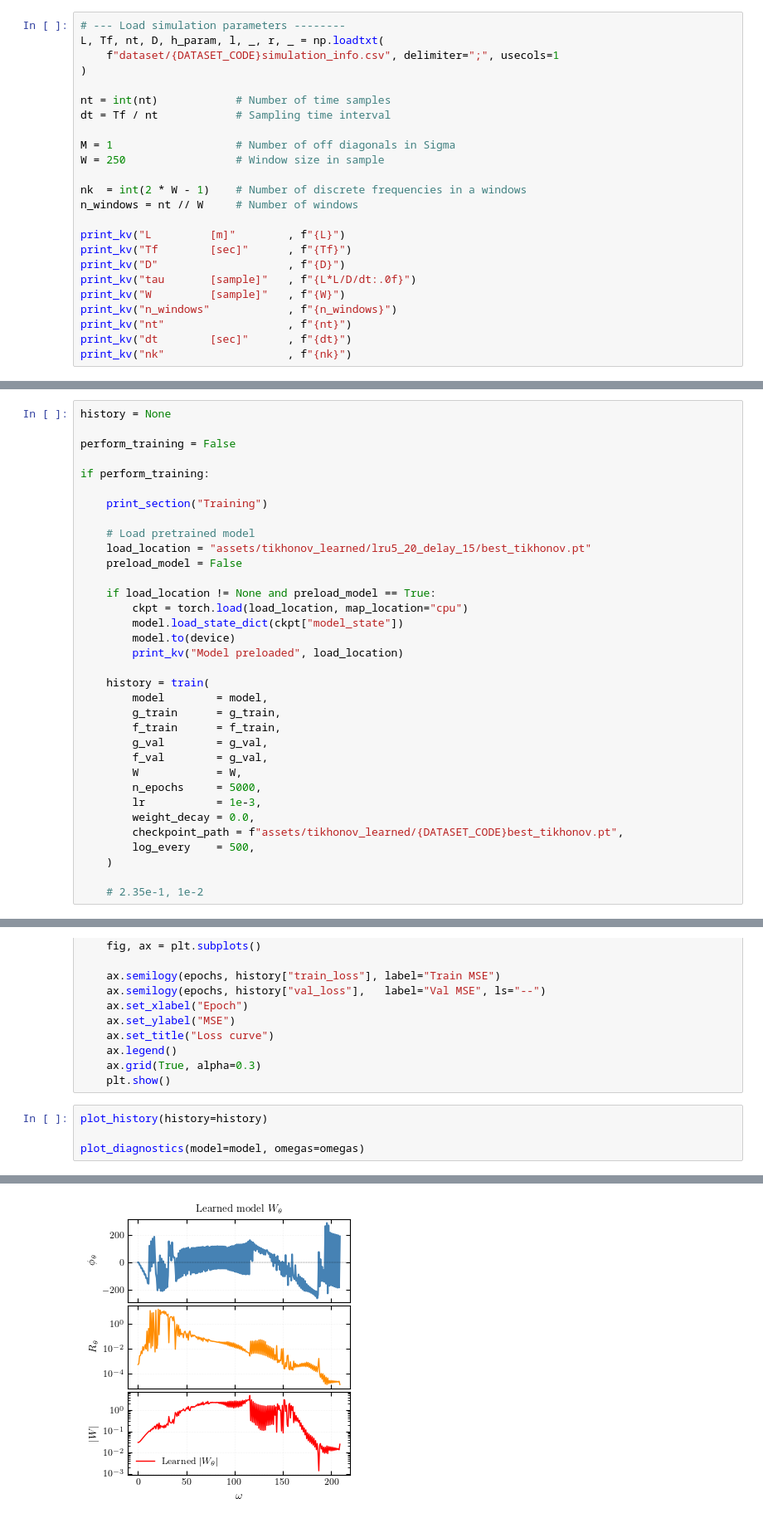
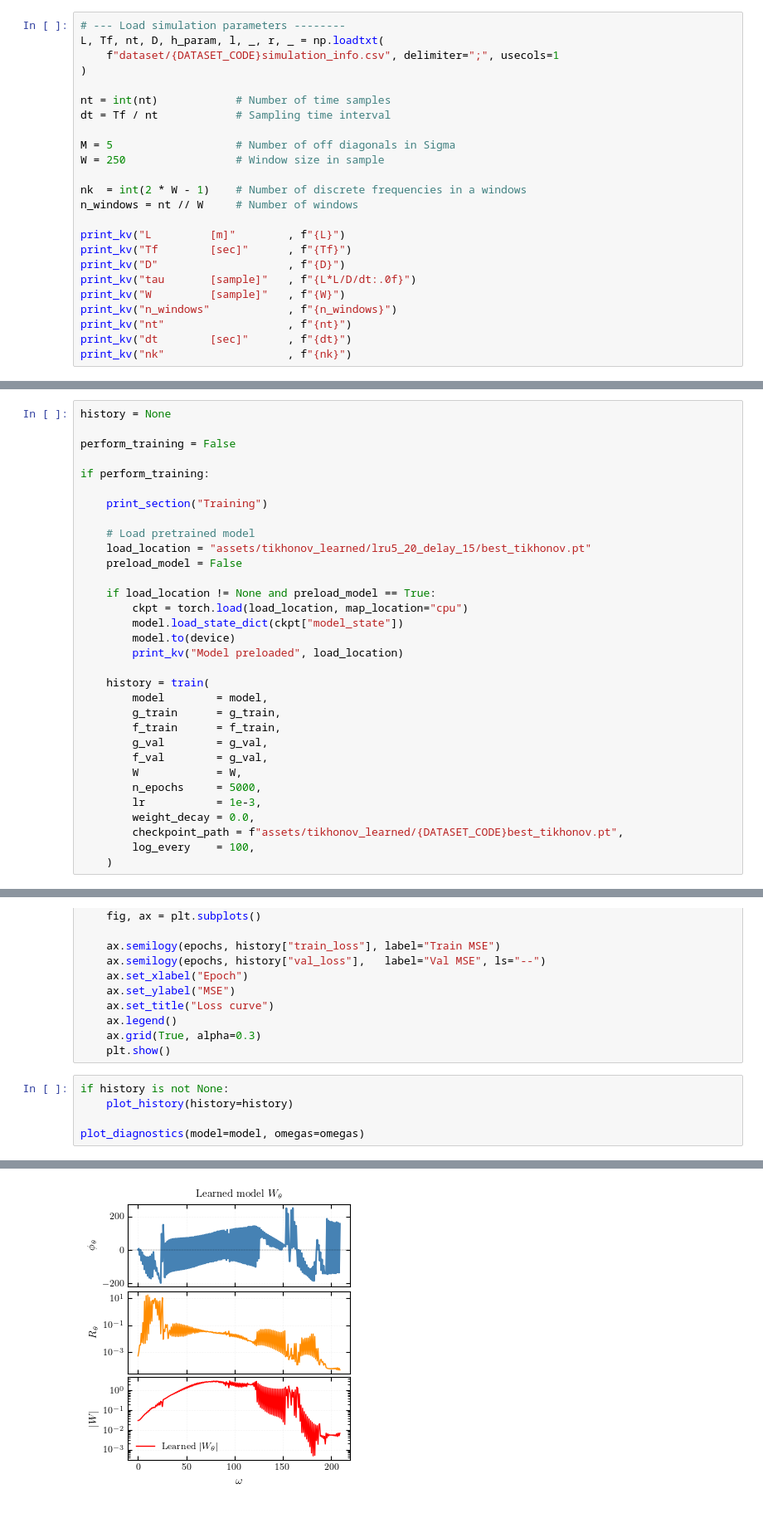
Before and after one commit to Sparisi01/RPM_implementation, a Jupyter notebook: tikhonov_learned_window.ipynb, the cells around one changed output, grey strips where cells are left out. Shown at 83% size. Drawn from its saved outputs; the diff is of its cells as text.

```diff
--- a/tikhonov_learned_window.ipynb
+++ b/tikhonov_learned_window.ipynb
@@ -194,7 +196,7 @@ L, Tf, nt, D, h_param, l, _, r, _ = np.loadtxt(
 nt = int(nt)            # Number of time samples
 dt = Tf / nt            # Sampling time interval
 
-M = 1                   # Number of off diagonals in Sigma
+M = 5                   # Number of off diagonals in Sigma
 W = 250                 # Window size in sample
 
 nk  = int(2 * W - 1)    # Number of discrete frequencies in a windows
@@ -321,10 +322,8 @@ if perform_training:
         lr           = 1e-3,
         weight_decay = 0.0,
         checkpoint_path = f"assets/tikhonov_learned/{DATASET_CODE}best_tikhonov.pt",
-        log_every    = 500,
+        log_every    = 100,
     )
-
-    # 2.35e-1, 1e-2
 # %% [output]
 -------------------------------Training-------------------------------
 
@@ -444,7 +443,8 @@ def plot_history(history: dict):
     ax.grid(True, alpha=0.3)
     plt.show()
 # %%
-plot_history(history=history)
+if history is not None:
+    plot_history(history=history)
 
 plot_diagnostics(model=model, omegas=omegas)
 # %% [output]
@@ -452 +452 @@ plot_diagnostics(model=model, omegas=omegas)
-[figure, old version]
+[figure, new version]
```
Also changed, not shown: parts of 8 cells of this notebook, 4 other files.
